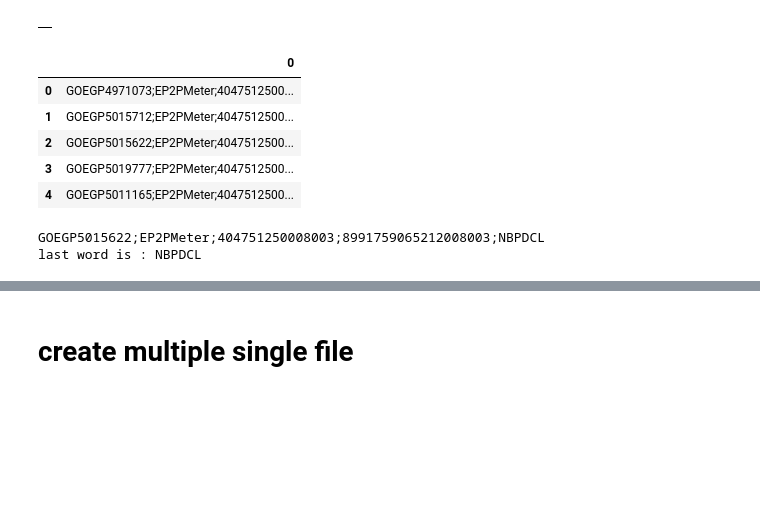
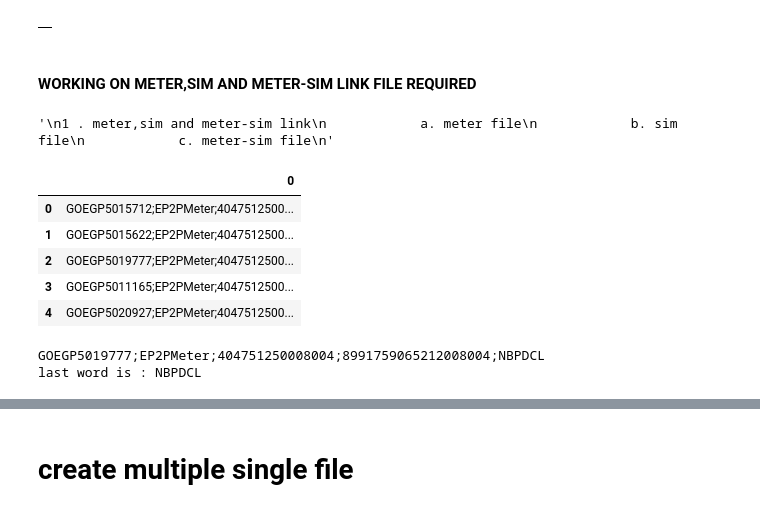
Before and after one commit to ratankj/METER_MATCHING_DATA, a Jupyter notebook: code_with merge.ipynb, the cells around one changed output, grey strips where cells are left out. Drawn from its saved outputs; the diff is of its cells as text; code cells hidden in the pictures; blank space fills up the shorter version.

```diff
--- a/code_with merge.ipynb
+++ b/code_with merge.ipynb
@@ -874,0 +892,12 @@ single_row_data=create_meter_sim_link_file['meter_sim_link_file_single_file_data
+# %% [markdown]
+#### WORKING ON METER,SIM AND METER-SIM LINK FILE REQUIRED
+# %%
+# IN THIS WE WILL CREATE 3 FILE
+"""
+1 . meter,sim and meter-sim link
+            a. meter file
+            b. sim file
+            c. meter-sim file
+"""
+# %% [output]
+'\n1 . meter,sim and meter-sim link\n            a. meter file\n            b. sim file\n            c. meter-sim file\n'
@@ -877,16 +908,16 @@ single_row_data.to_csv("EESL_GENUS_PO0000000403_00000_SIM_Meter_Link.csv",header
 # %%
-EESL_GENUS_PO0000000403_00000_SIM_Meter_Link=pd.read_csv(r"C:\PYTHON\EDF_CODE_AUTOMATION_PYTHON\METER_MATCHING_DATA\EESL_GENUS_PO0000000403_00000_SIM_Meter_Link.csv",header=None)
+EESL_GENUS_PO0000000403_00000_SIM_Meter_Link_M_S_AND_MS_LINK=pd.read_csv(r"C:\PYTHON\EDF_CODE_AUTOMATION_PYTHON\METER_MATCHING_DATA\(S_M_&_M_S_LINK)EESL_GENUS_PO0000000403_00000_SIM_Meter_Link.csv",header=None)
 # %%
-EESL_GENUS_PO0000000403_00000_SIM_Meter_Link.head()
+EESL_GENUS_PO0000000403_00000_SIM_Meter_Link_M_S_AND_MS_LINK.head()
 # %% [output]
 |  | 0 |
-| 0 | GOEGP4971073;EP2PMeter;4047512500... |
-| 1 | GOEGP5015712;EP2PMeter;4047512500... |
-| 2 | GOEGP5015622;EP2PMeter;4047512500... |
-| 3 | GOEGP5019777;EP2PMeter;4047512500... |
-| 4 | GOEGP5011165;EP2PMeter;4047512500... |
+| 0 | GOEGP5015712;EP2PMeter;4047512500... |
+| 1 | GOEGP5015622;EP2PMeter;4047512500... |
+| 2 | GOEGP5019777;EP2PMeter;4047512500... |
+| 3 | GOEGP5011165;EP2PMeter;4047512500... |
+| 4 | GOEGP5020927;EP2PMeter;4047512500... |
 # %%
-new_df_check = EESL_GENUS_PO0000000403_00000_SIM_Meter_Link.loc[2]
+new_df_check = EESL_GENUS_PO0000000403_00000_SIM_Meter_Link_M_S_AND_MS_LINK.loc[2]
 #print(f"len of new_df_check: {new_df_check}")
 a=';'
 word=""
@@ -901,7 +932,7 @@ for i in new_df_check:
             #print("semicolon is here")
 print(f"last word is : {word}")
 # %% [output]
-GOEGP5015622;EP2PMeter;404751250008003;8991759065212008003;NBPDCL
+GOEGP5019777;EP2PMeter;404751250008004;8991759065212008004;NBPDCL
 last word is : NBPDCL
 # %%
 input_string = "GOEGP5015622;EP2PMeter;404751250008003;8991759065212008003;NBPDCL"
```
Also changed, not shown: parts of 66 cells of this notebook.
